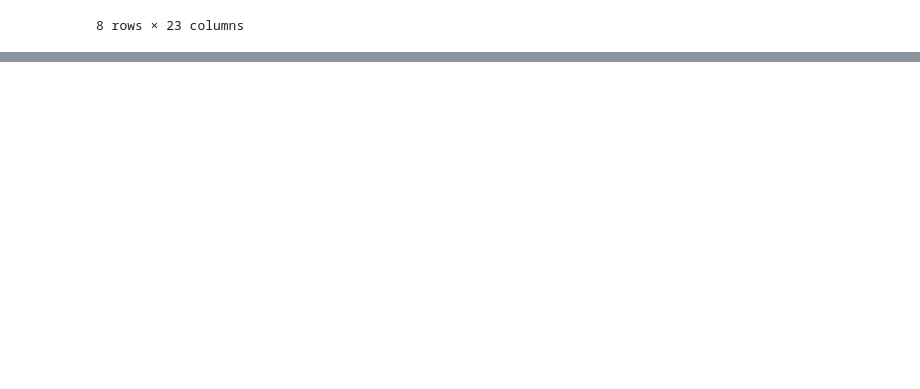
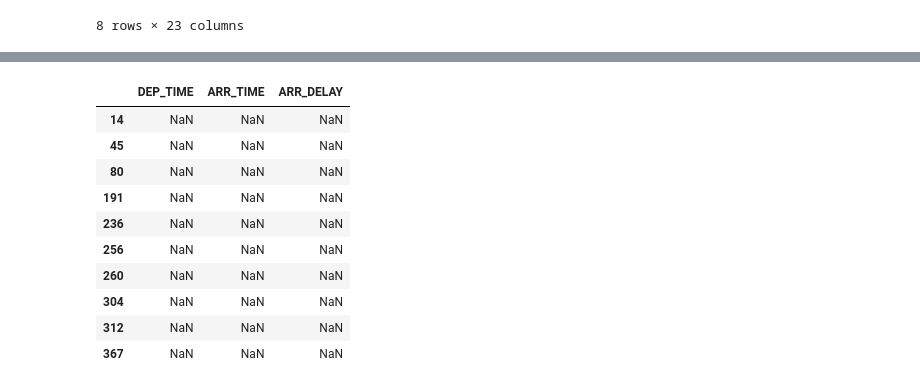
Before and after one commit to build-by-Ayush/Mini_Projects, a Jupyter notebook: Python/Airline Delay & Operational Performance Analysis/notebooks/notebooks.ipynb, the cells around one changed output, grey strips where cells are left out. Cells and saved outputs as stored; diff of their text form; code cells hidden in the pictures; blank space fills up the shorter version.

```diff
--- a/Python/Airline Delay & Operational Performance Analysis/notebooks/notebooks.ipynb
+++ b/Python/Airline Delay & Operational Performance Analysis/notebooks/notebooks.ipynb
@@ -62,0 +107,14 @@ df.describe()
+# %%
+df[df.CANCELLED == 1.0][['DEP_TIME', 'ARR_TIME', 'ARR_DELAY']].head(10)
+# %% [output]
+|  | DEP_TIME | ARR_TIME | ARR_DELAY |
+| 14 | NaN | NaN | NaN |
+| 45 | NaN | NaN | NaN |
+| 80 | NaN | NaN | NaN |
+| 191 | NaN | NaN | NaN |
+| 236 | NaN | NaN | NaN |
+| 256 | NaN | NaN | NaN |
+| 260 | NaN | NaN | NaN |
+| 304 | NaN | NaN | NaN |
+| 312 | NaN | NaN | NaN |
+| 367 | NaN | NaN | NaN |
```
Also changed, not shown: parts of 7 cells of this notebook.
